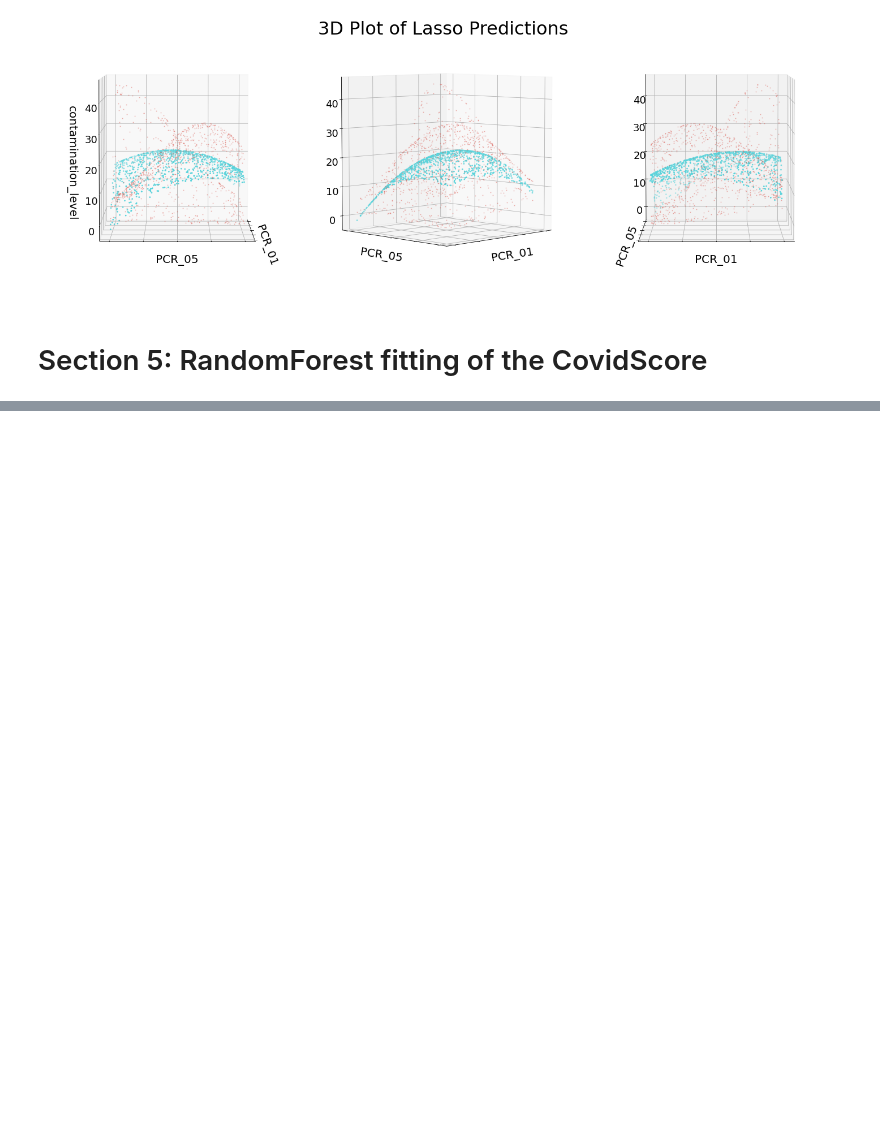
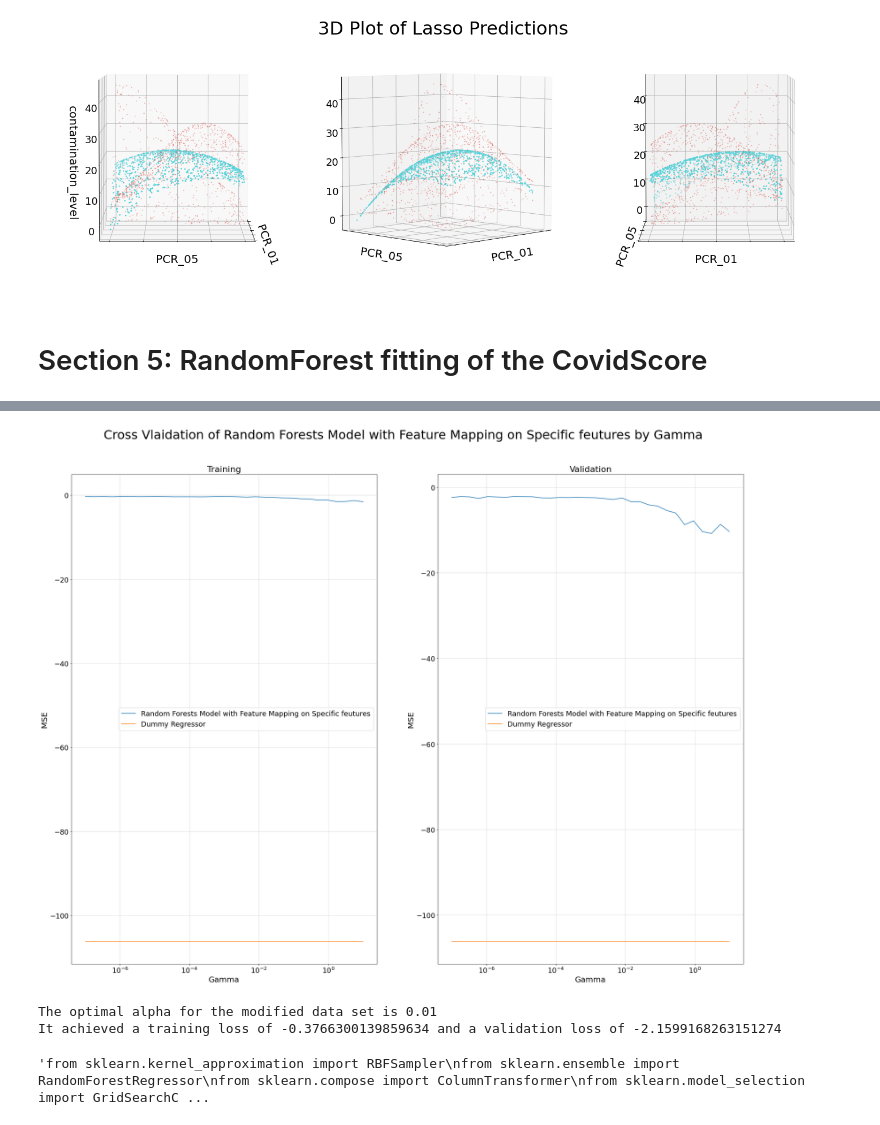
Before and after one commit to Ofir-Manor/Long3, a Jupyter notebook: 316084623-311288203.ipynb, the cells around one changed output, grey strips where cells are left out. Cells and saved outputs as stored; diff of their text form; code cells hidden in the pictures; blank space fills up the shorter version.

```diff
--- a/316084623-311288203.ipynb
+++ b/316084623-311288203.ipynb
@@ -693,12 +769,23 @@ SyntaxError: ignored
 # %%
-dummy_mean_train = np.full(shape=mean_train_score.shape, fill_value = dummy_redr_train_loss)
-dummy_mean_val = np.full(shape=mean_val_score.shape, fill_value = dummy_redr_val_loss)
+#@title Plot אthe results:
 
 semilogx_plot(gamma_list,
               mean_train_score,
               mean_val_score,
               dummy_mean_train,
               dummy_mean_val,
               "Gamma",
-              "Random Forests with Feature Mapping",
-              (25, 12));
+              "Random Forests Model with Feature Mapping on Specific feutures",
+              (25, 15));
+# %% [output]
+[figure, added]
+# %%
+#@title Get optimal `alpha` and its score:
+
+opt_gamma_rf_idx = np.argmax(mean_val_score)
+opt_gamma_rf = alpha_list[opt_alpha_idx]
+print(f"The optimal alpha for the modified data set is {opt_gamma_rf}")
+print(f"It achieved a training loss of {mean_train_score[opt_gamma_rf_idx]} and a validation loss of {mean_val_score[opt_gamma_rf_idx]}")
+# %% [output]
+The optimal alpha for the modified data set is 0.01
+It achieved a training loss of -0.3766300139859634 and a validation loss of -2.1599168263151274
@@ -704,0 +841,40 @@ semilogx_plot(gamma_list,
+# %%
+"""from sklearn.kernel_approximation import RBFSampler
+from sklearn.ensemble import RandomForestRegressor
+from sklearn.compose import ColumnTransformer
+from sklearn.model_selection import GridSearchCV
+
+ct = ColumnTransformer([
+    ("rbf", RBFSampler(gamma=0.001, n_components=100, random_state=random_state), ["PCR_05", "PCR_01",])
+    ])
+
+X_train = train.copy()
+X_train.drop(["contamination_level"], inplace=True, axis=1)
+y_train = np.array(train.contamination_level)
+
+rf = Pipeline([
+                ('feature_mapping', ct),
+                ('RandomForestRegressor', RandomForestRegressor())])
+
+n_estimators_range = list(range(110, 130))
+min_samples_leaf_range = list(range(3, 15))
+parameters = {
+    'RandomForestRegressor__n_estimators':n_estimators_range,
+    'RandomForestRegressor__min_samples_leaf':min_samples_leaf_range
+    }
+
+clf = GridSearchCV(rf, parameters, cv=5, return_train_score=True, scoring='neg_mean_squared_error')
+clf.fit(X_train, y_train)
+
+scores = clf.cv_results_['mean_test_score'].reshape(len(n_estimators_range),len(min_samples_leaf_range))
+plt.figure(figsize=(15, 15))
+plt.imshow(scores, interpolation='nearest', cmap=plt.cm.hot)
+plt.xlabel('min samples leaf')
+plt.ylabel('number of estimators')
+plt.colorbar()
+plt.xticks(np.arange(len(min_samples_leaf_range)), min_samples_leaf_range)
+plt.yticks(np.arange(len(n_estimators_range)), n_estimators_range)
+plt.title('Number of estimators and Min samples leaf Heatmap (test accuracy) (CV for RF)')
+plt.show()"""
+# %% [output]
+'from sklearn.kernel_approximation import RBFSampler\nfrom sklearn.ensemble import RandomForestRegressor\nfrom sklearn.compose import ColumnTransformer\nfrom sklearn.model_selection import GridSearchC ...
```
Also changed, not shown: parts of 15 cells of this notebook.
